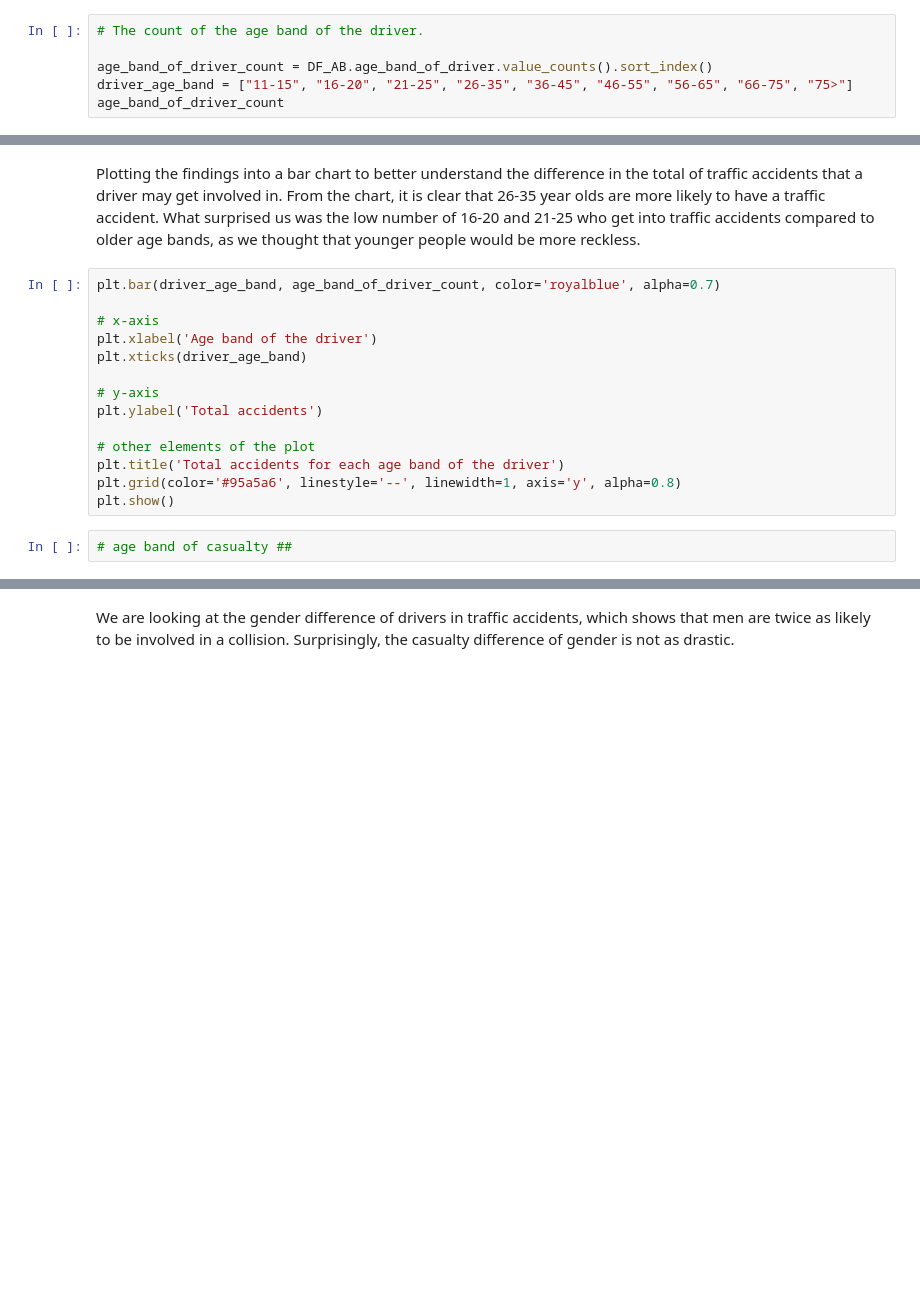
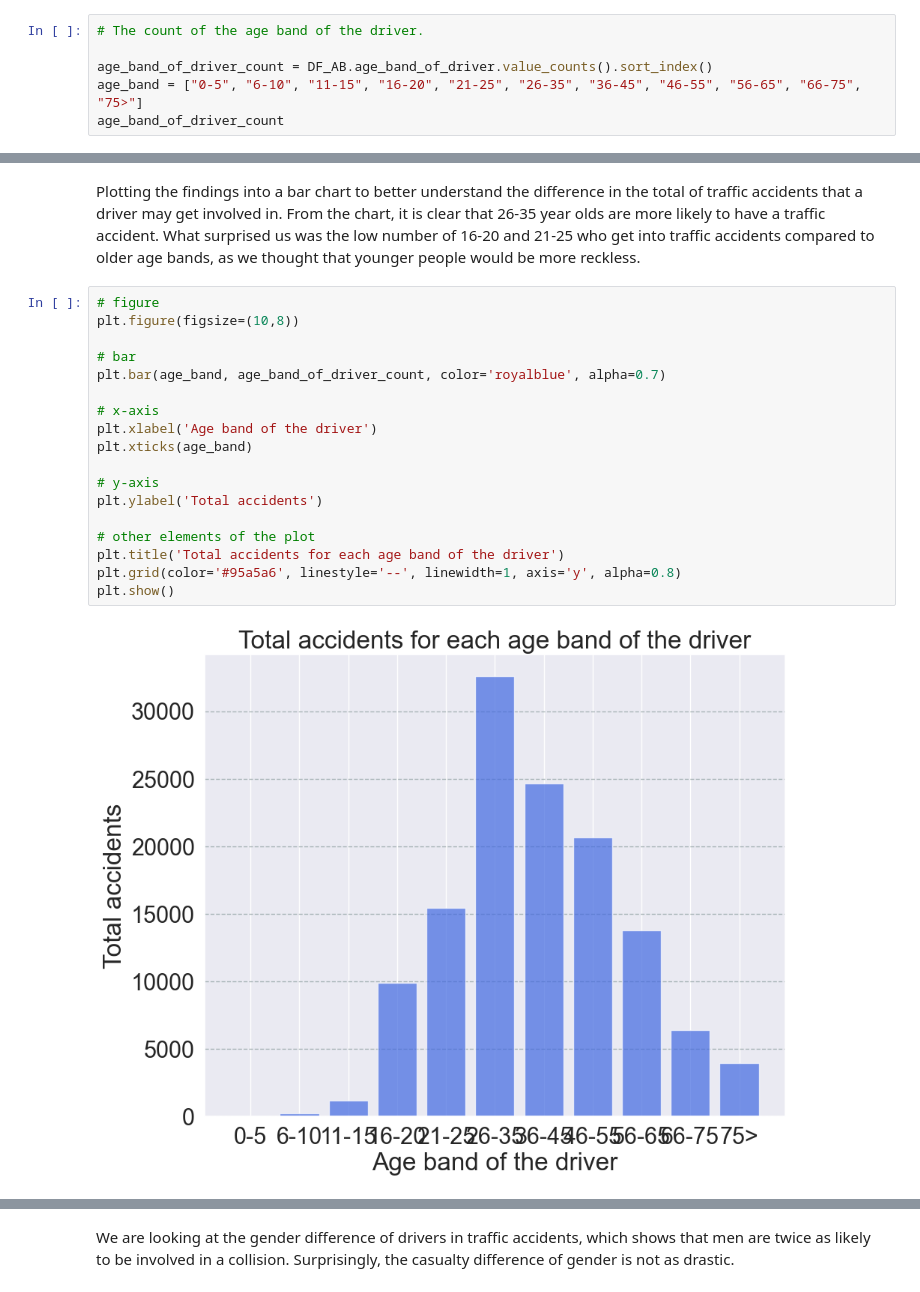
Before and after one commit to clarissa-lo/CFG_project, a Jupyter notebook: Project code/Data analysis.ipynb, the cells around one changed output, grey strips where cells are left out. Cells and saved outputs as stored; diff of their text form; blank space fills up the shorter version.

```diff
--- a/Project code/Data analysis.ipynb
+++ b/Project code/Data analysis.ipynb
@@ -139,7 +141,7 @@ DF_AB = DF[DF.age_band_of_driver !=  12]
 # The count of the age band of the driver.
 
 age_band_of_driver_count = DF_AB.age_band_of_driver.value_counts().sort_index()
-driver_age_band = ["11-15", "16-20", "21-25", "26-35", "36-45", "46-55", "56-65", "66-75", "75>"]
+age_band = ["0-5", "6-10", "11-15", "16-20", "21-25", "26-35", "36-45", "46-55", "56-65", "66-75", "75>"]
 age_band_of_driver_count
 # %% [output]
 1        20
@@ -157,18 +159,22 @@ Name: age_band_of_driver, dtype: int64
 # %% [markdown]
 Plotting the findings into a bar chart to better understand the difference in the total of traffic accidents that a driver may get involved in. From the chart, it is clear that 26-35 year olds are more likely to have a traffic accident. What surprised us was the low number of 16-20 and 21-25 who get into traffic accidents compared to older age bands, as we thought that younger people would be more reckless.
 # %%
-plt.bar(driver_age_band, age_band_of_driver_count, color='royalblue', alpha=0.7)
+# figure
+plt.figure(figsize=(10,8))
+
+# bar
+plt.bar(age_band, age_band_of_driver_count, color='royalblue', alpha=0.7)
 
 # x-axis
 plt.xlabel('Age band of the driver')
-plt.xticks(driver_age_band)
+plt.xticks(age_band)
 
 # y-axis
 plt.ylabel('Total accidents')
 
 # other elements of the plot
 plt.title('Total accidents for each age band of the driver')
 plt.grid(color='#95a5a6', linestyle='--', linewidth=1, axis='y', alpha=0.8)
 plt.show()
+# %% [output]
+[figure, added]
-# %%
-# age band of casualty ##
```
Also changed, not shown: parts of 30 cells of this notebook.
